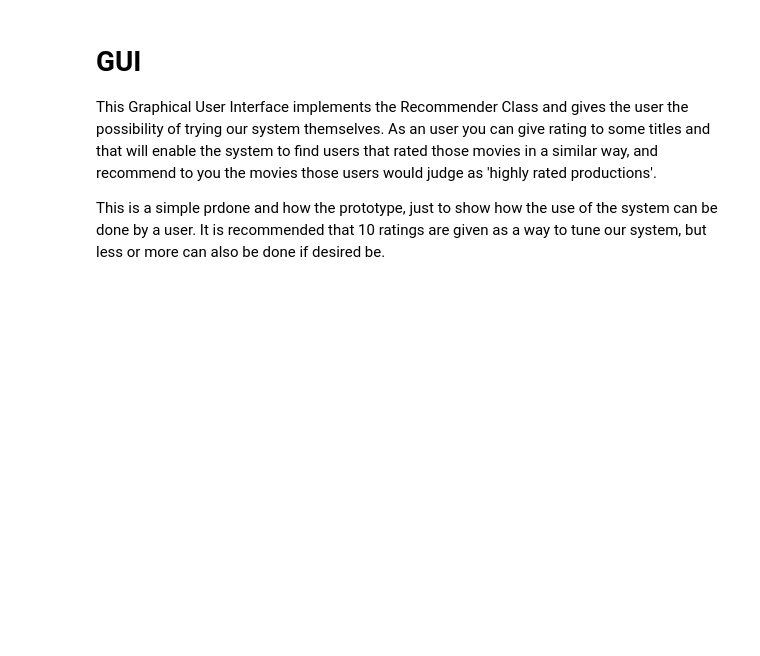
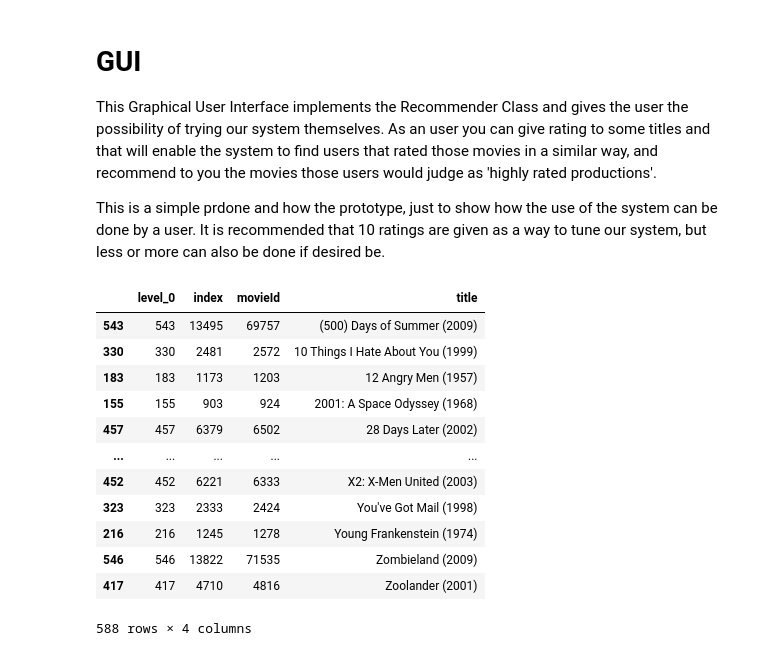
Before and after one commit to IC2020341/Capstone_Project, a Jupyter notebook: Jupyter Notebook/Capstone Project Jupyter Notebook.ipynb, the cells around one changed output. Drawn from its saved outputs; the diff is of its cells as text; code cells hidden in the pictures; blank space fills up the shorter version.

```diff
--- a/Jupyter Notebook/Capstone Project Jupyter Notebook.ipynb
+++ b/Jupyter Notebook/Capstone Project Jupyter Notebook.ipynb
@@ -1464,6 +1464,7 @@ titles_df = movies[movies["movieId"].isin(ids)][["movieId","title"]]
 # %%
 titles_df.reset_index(inplace=True)
        # self.recommender = Recommender(movies, df_estimated, ratings_final)
+titles_df.sort_values("title", inplace=True, ascending=True)
 # %% [markdown]
 # GUI
 
@@ -1554,3 +1555,19 @@ class MovieGUI:
 # Create GUI instance with dataset
 gui = MovieGUI(titles_df)
 gui.run()
+# %%
+titles_df.sort_values("title")
+# %% [output]
+|  | level_0 | index | movieId | title |
+| 543 | 543 | 13495 | 69757 | (500) Days of Summer (2009) |
+| 330 | 330 | 2481 | 2572 | 10 Things I Hate About You (1999) |
+| 183 | 183 | 1173 | 1203 | 12 Angry Men (1957) |
+| 155 | 155 | 903 | 924 | 2001: A Space Odyssey (1968) |
+| 457 | 457 | 6379 | 6502 | 28 Days Later (2002) |
+| ... | ... | ... | ... | ... |
+| 452 | 452 | 6221 | 6333 | X2: X-Men United (2003) |
+| 323 | 323 | 2333 | 2424 | You've Got Mail (1998) |
+| 216 | 216 | 1245 | 1278 | Young Frankenstein (1974) |
+| 546 | 546 | 13822 | 71535 | Zombieland (2009) |
+| 417 | 417 | 4710 | 4816 | Zoolander (2001) |
+588 rows × 4 columns
```
